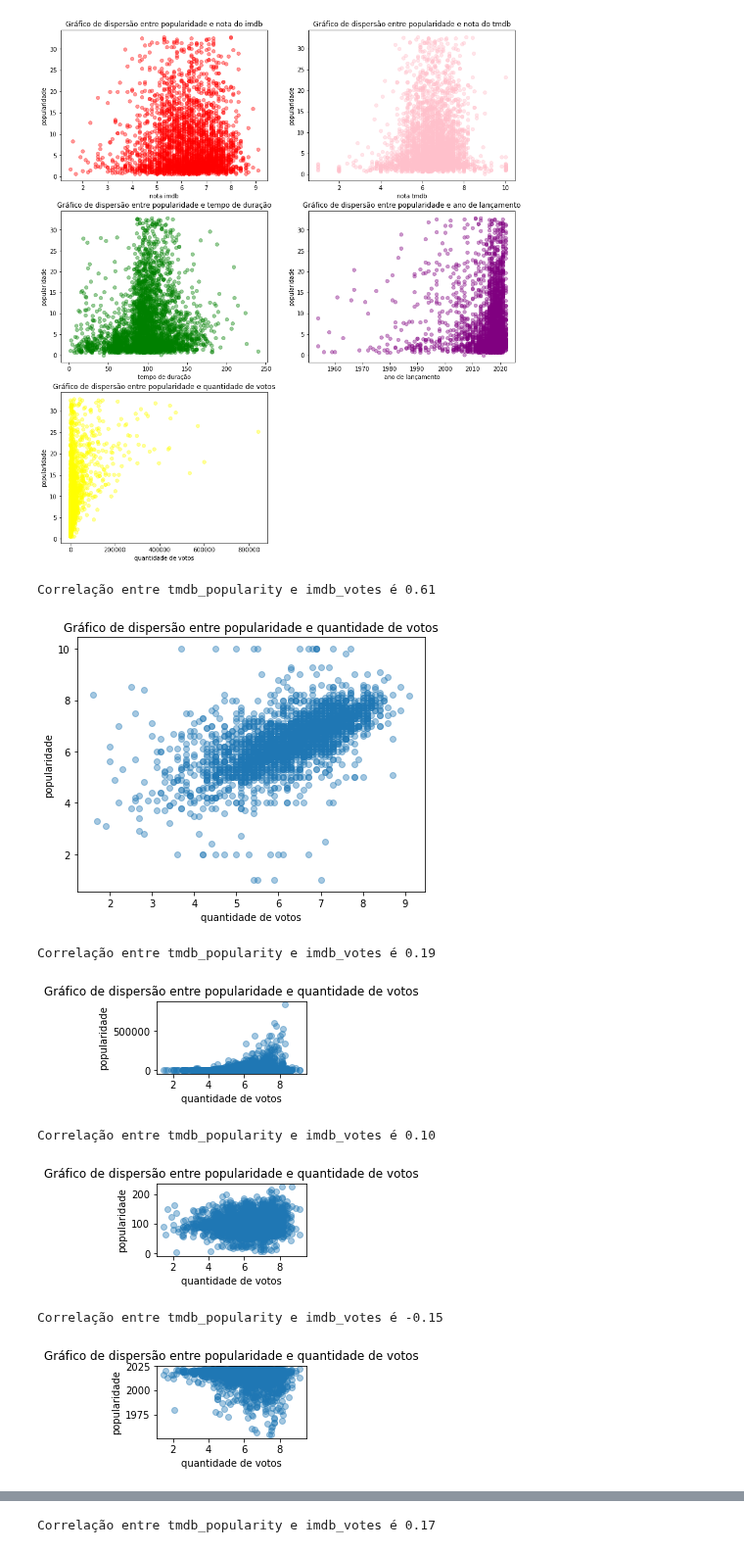
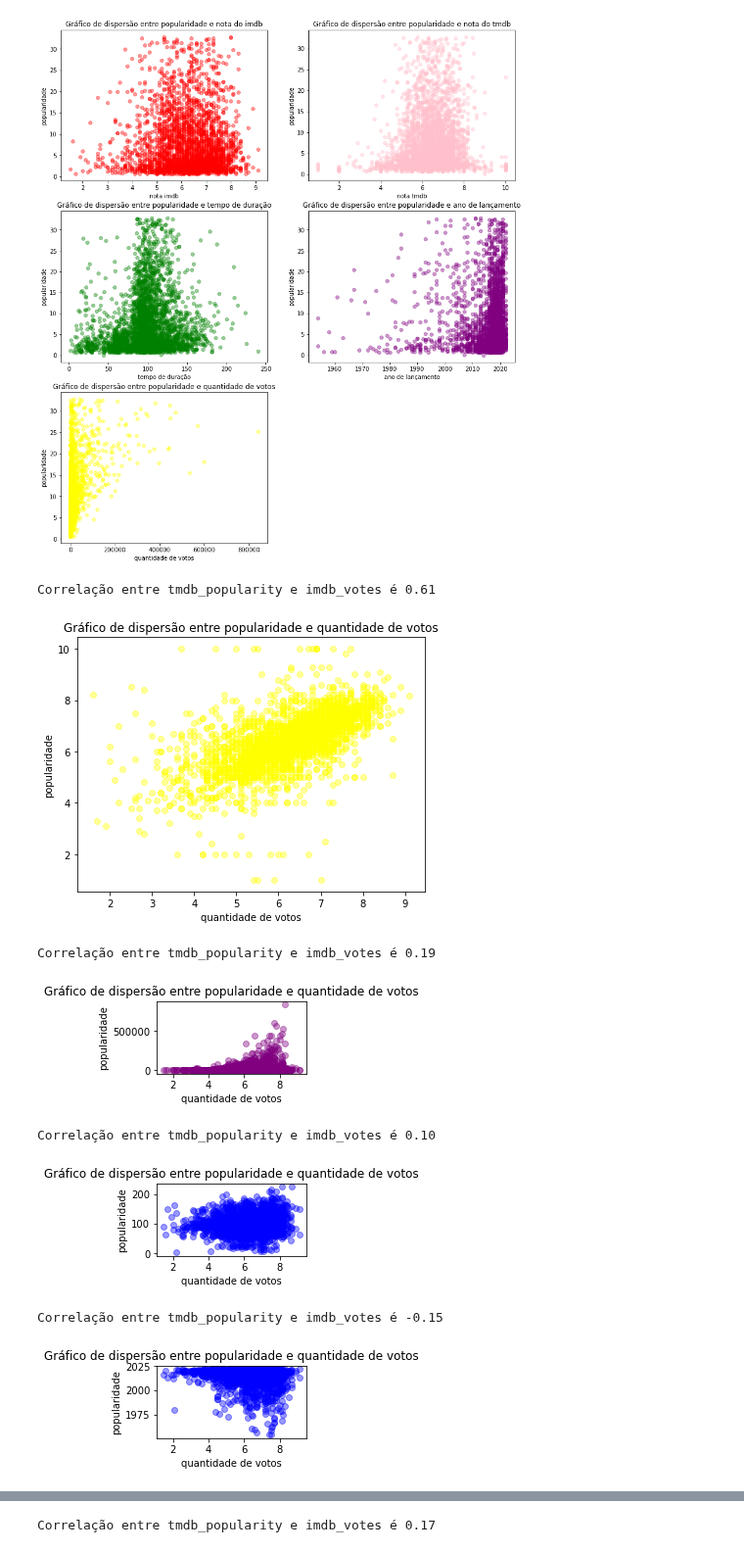
Before and after one commit to insper-classroom/22-2c-cd-p2-grupo_mace_girls, a Jupyter notebook: dados/relatorio.ipynb, the cells around one changed output, grey strips where cells are left out. Shown at 98% size. Saved outputs shown, nothing was run; the diff lists cells and outputs as text; code cells hidden in the pictures.

```diff
--- a/dados/relatorio.ipynb
+++ b/dados/relatorio.ipynb
@@ -261,37 +262,38 @@ Correlação entre tmdb_popularity e imdb_votes é 0.46
 # %%
 #relacionnamos as variaveis entre si
 
 def scatter (v1, v2):
-    plt.scatter(v1, v2, alpha=0.4)
+    colors = ['red', 'pink', 'green', 'purple', 'yellow', 'blue']
+    plt.scatter(v1, v2, color=random.choice(colors), alpha=0.4)
     plt.title('Gráfico de dispersão entre popularidade e quantidade de votos')
     plt.xlabel('quantidade de votos')
     plt.ylabel('popularidade')
     plt.subplots_adjust(top=1)
     print('Correlação entre tmdb_popularity e imdb_votes é {0:.2f}'.format(v2.corr(v1)))
     return(plt.show())
 
 fig = plt.figure(figsize=(14, 14))
 
 plt.subplot(321)
 scatter(nota_imdb, nota_tmdb)
 
 plt.subplot(322)
 scatter(nota_imdb, votos_imdb)
 
 plt.subplot(323)
 scatter(nota_imdb, duracao)
 
 plt.subplot(324)
 scatter(nota_imdb, lancamento)
 # %% [output]
 Correlação entre tmdb_popularity e imdb_votes é 0.61
-[figure, old version]
+[figure, new version]
 Correlação entre tmdb_popularity e imdb_votes é 0.19
-[figure, old version]
+[figure, new version]
 Correlação entre tmdb_popularity e imdb_votes é 0.10
-[figure, old version]
+[figure, new version]
 Correlação entre tmdb_popularity e imdb_votes é -0.15
-[figure, old version]
+[figure, new version]
 # %%
 fig = plt.figure(figsize=(14, 14))
 
```
Also changed, not shown: parts of 4 cells of this notebook, 1 other file.
